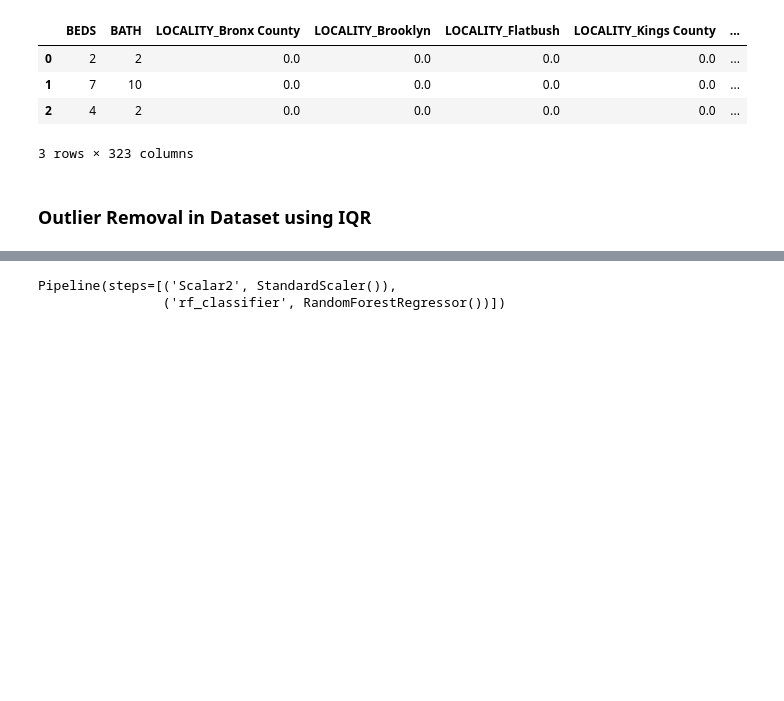
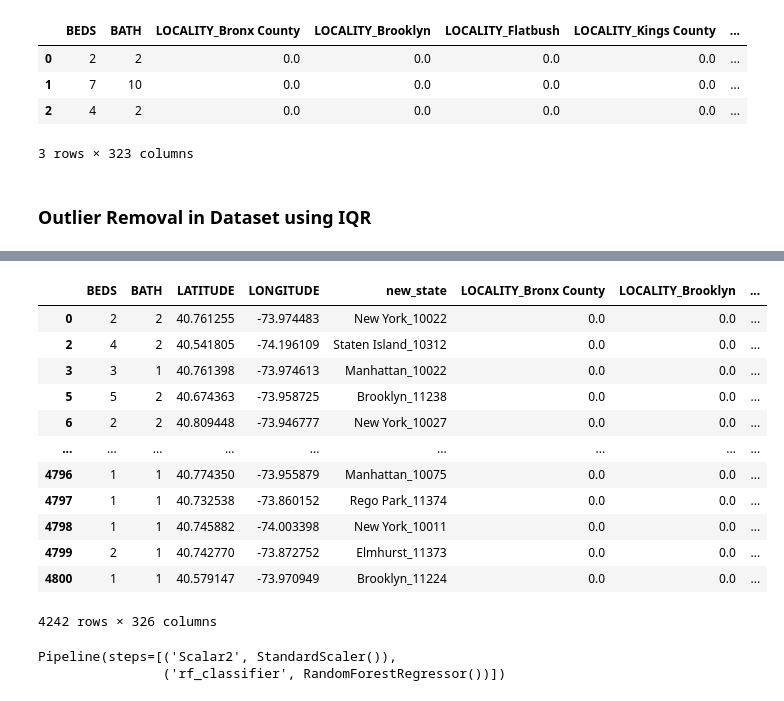
Before and after one commit to RamiroLedezma/EDA_PROJECTS, a Jupyter notebook: NY_housing_market/EDA_NY.ipynb, the cells around one changed output, grey strips where cells are left out. Drawn from its saved outputs; the diff is of its cells as text; code cells hidden in the pictures; blank space fills up the shorter version.

```diff
--- a/NY_housing_market/EDA_NY.ipynb
+++ b/NY_housing_market/EDA_NY.ipynb
@@ -505,0 +503,16 @@ df_one = df.rename(columns={'propertysqft':'sqft'})
+# %%
+df_one
+# %% [output]
+|  | BEDS | BATH | LATITUDE | LONGITUDE | new_state | LOCALITY_Bronx County | LOCALITY_Brooklyn | ... |
+| 0 | 2 | 2 | 40.761255 | -73.974483 | New York_10022 | 0.0 | 0.0 | ... |
+| 2 | 4 | 2 | 40.541805 | -74.196109 | Staten Island_10312 | 0.0 | 0.0 | ... |
+| 3 | 3 | 1 | 40.761398 | -73.974613 | Manhattan_10022 | 0.0 | 0.0 | ... |
+| 5 | 5 | 2 | 40.674363 | -73.958725 | Brooklyn_11238 | 0.0 | 0.0 | ... |
+| 6 | 2 | 2 | 40.809448 | -73.946777 | New York_10027 | 0.0 | 0.0 | ... |
+| ... | ... | ... | ... | ... | ... | ... | ... | ... |
+| 4796 | 1 | 1 | 40.774350 | -73.955879 | Manhattan_10075 | 0.0 | 0.0 | ... |
+| 4797 | 1 | 1 | 40.732538 | -73.860152 | Rego Park_11374 | 0.0 | 0.0 | ... |
+| 4798 | 1 | 1 | 40.745882 | -74.003398 | New York_10011 | 0.0 | 0.0 | ... |
+| 4799 | 2 | 1 | 40.742770 | -73.872752 | Elmhurst_11373 | 0.0 | 0.0 | ... |
+| 4800 | 1 | 1 | 40.579147 | -73.970949 | Brooklyn_11224 | 0.0 | 0.0 | ... |
+4242 rows × 326 columns
```
Also changed, not shown: parts of 10 cells of this notebook.
